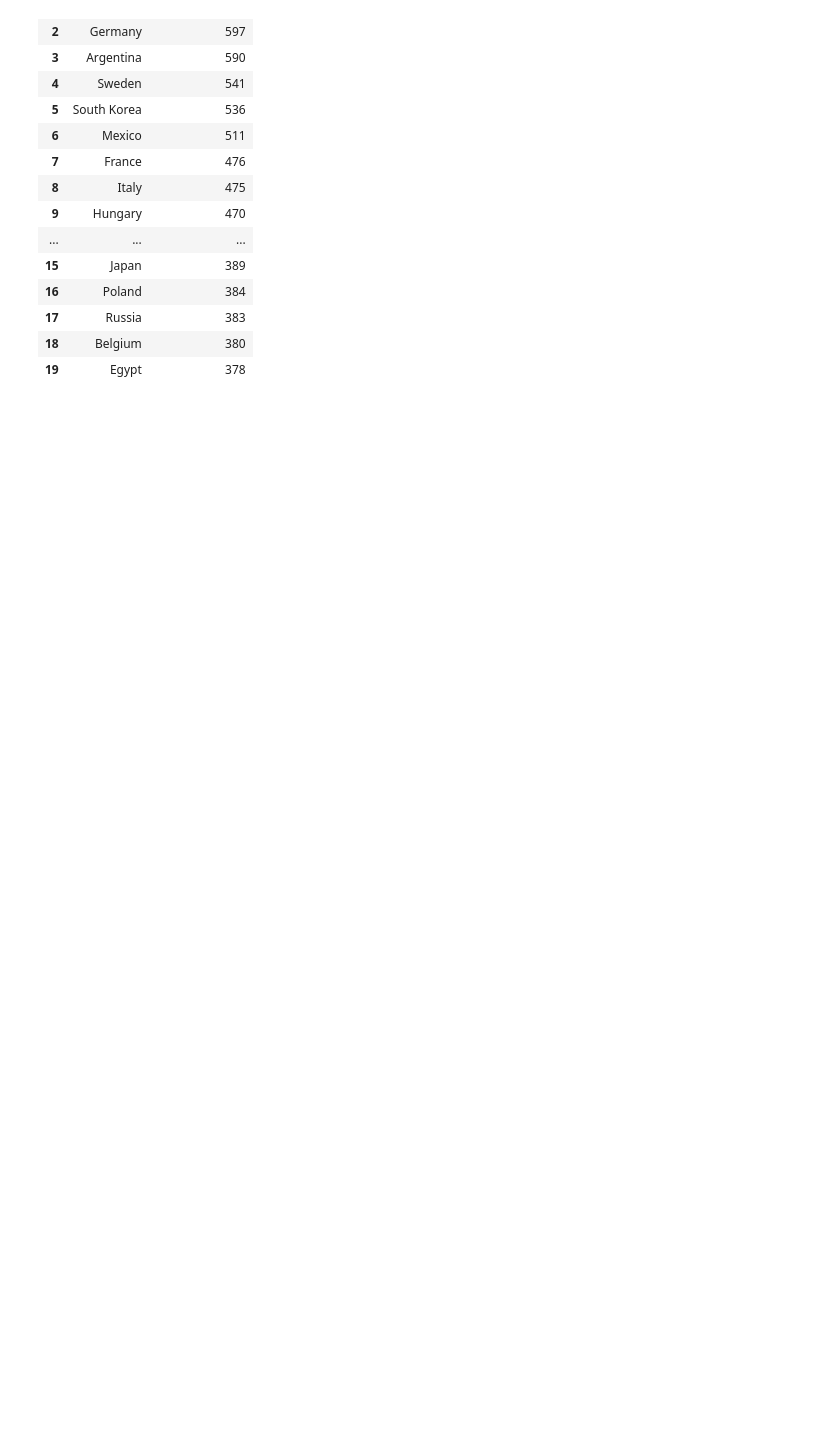
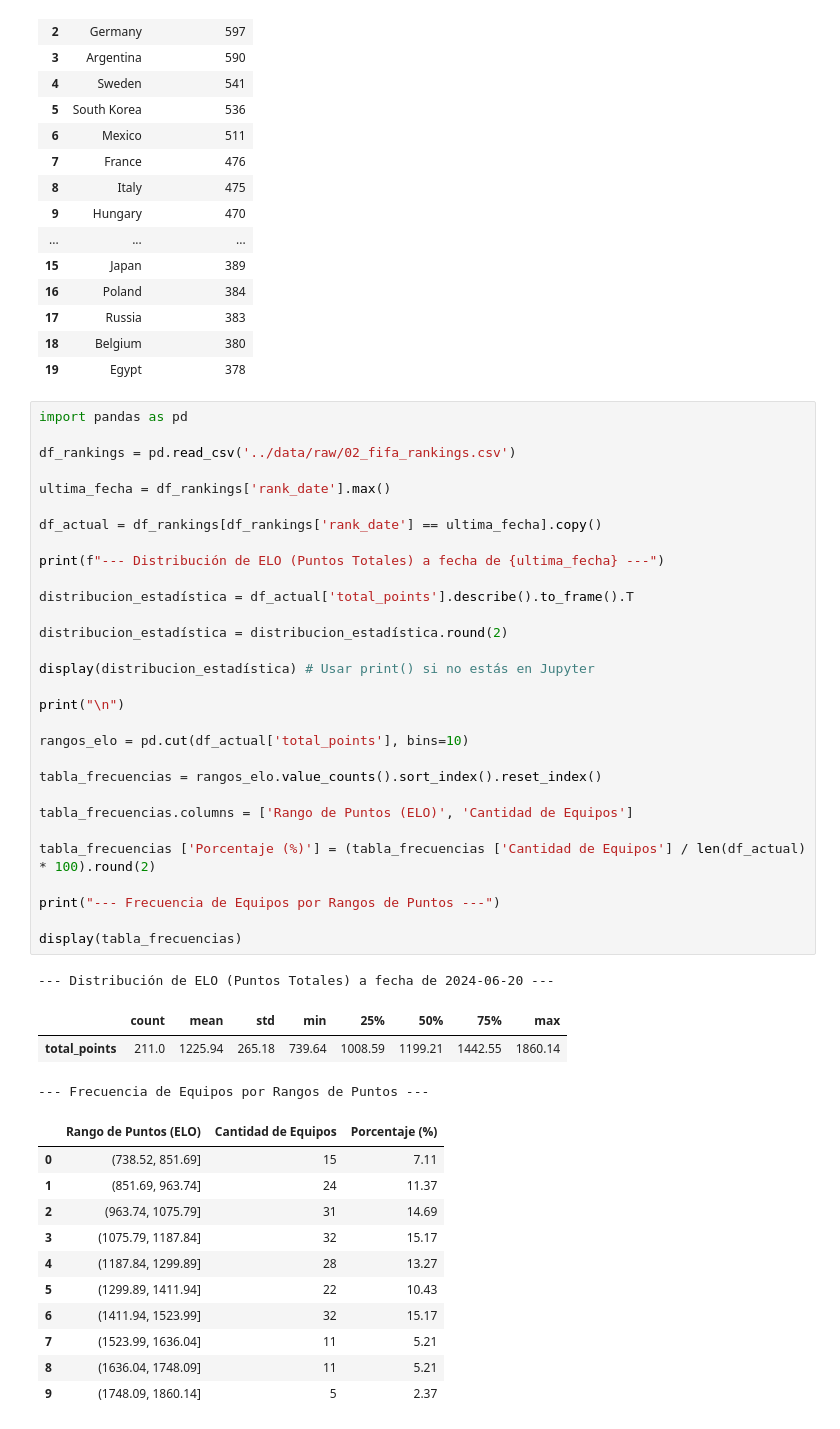
Before and after one commit to Edenilson-Molina/ml-oraculo-mundial2026, a Jupyter notebook: notebooks/01_EDA.ipynb, the cells around one changed output. Cells and saved outputs as stored; diff of their text form; blank space fills up the shorter version.

```diff
--- a/notebooks/01_EDA.ipynb
+++ b/notebooks/01_EDA.ipynb
@@ -161,3 +161,49 @@ df_top_victories.head(20)
 | 17 | Russia | 383 |
 | 18 | Belgium | 380 |
 | 19 | Egypt | 378 |
+# %%
+import pandas as pd
+
+df_rankings = pd.read_csv('../data/raw/02_fifa_rankings.csv')
+
+ultima_fecha = df_rankings['rank_date'].max()
+
+df_actual = df_rankings[df_rankings['rank_date'] == ultima_fecha].copy()
+
+print(f"--- Distribución de ELO (Puntos Totales) a fecha de {ultima_fecha} ---")
+
+distribucion_estadística = df_actual['total_points'].describe().to_frame().T
+
+distribucion_estadística = distribucion_estadística.round(2)
+
+display(distribucion_estadística) # Usar print() si no estás en Jupyter
+
+print("\n")
+
+rangos_elo = pd.cut(df_actual['total_points'], bins=10)
+
+tabla_frecuencias = rangos_elo.value_counts().sort_index().reset_index()
+
+tabla_frecuencias.columns = ['Rango de Puntos (ELO)', 'Cantidad de Equipos']
+
+tabla_frecuencias ['Porcentaje (%)'] = (tabla_frecuencias ['Cantidad de Equipos'] / len(df_actual) * 100).round(2)
+
+print("--- Frecuencia de Equipos por Rangos de Puntos ---")
+
+display(tabla_frecuencias)
+# %% [output]
+--- Distribución de ELO (Puntos Totales) a fecha de 2024-06-20 ---
+|  | count | mean | std | min | 25% | 50% | 75% | max |
+| total_points | 211.0 | 1225.94 | 265.18 | 739.64 | 1008.59 | 1199.21 | 1442.55 | 1860.14 |
+--- Frecuencia de Equipos por Rangos de Puntos ---
+|  | Rango de Puntos (ELO) | Cantidad de Equipos | Porcentaje (%) |
+| 0 | (738.52, 851.69] | 15 | 7.11 |
+| 1 | (851.69, 963.74] | 24 | 11.37 |
+| 2 | (963.74, 1075.79] | 31 | 14.69 |
+| 3 | (1075.79, 1187.84] | 32 | 15.17 |
+| 4 | (1187.84, 1299.89] | 28 | 13.27 |
+| 5 | (1299.89, 1411.94] | 22 | 10.43 |
+| 6 | (1411.94, 1523.99] | 32 | 15.17 |
+| 7 | (1523.99, 1636.04] | 11 | 5.21 |
+| 8 | (1636.04, 1748.09] | 11 | 5.21 |
+| 9 | (1748.09, 1860.14] | 5 | 2.37 |
```
Also changed, not shown: 3 other files.
